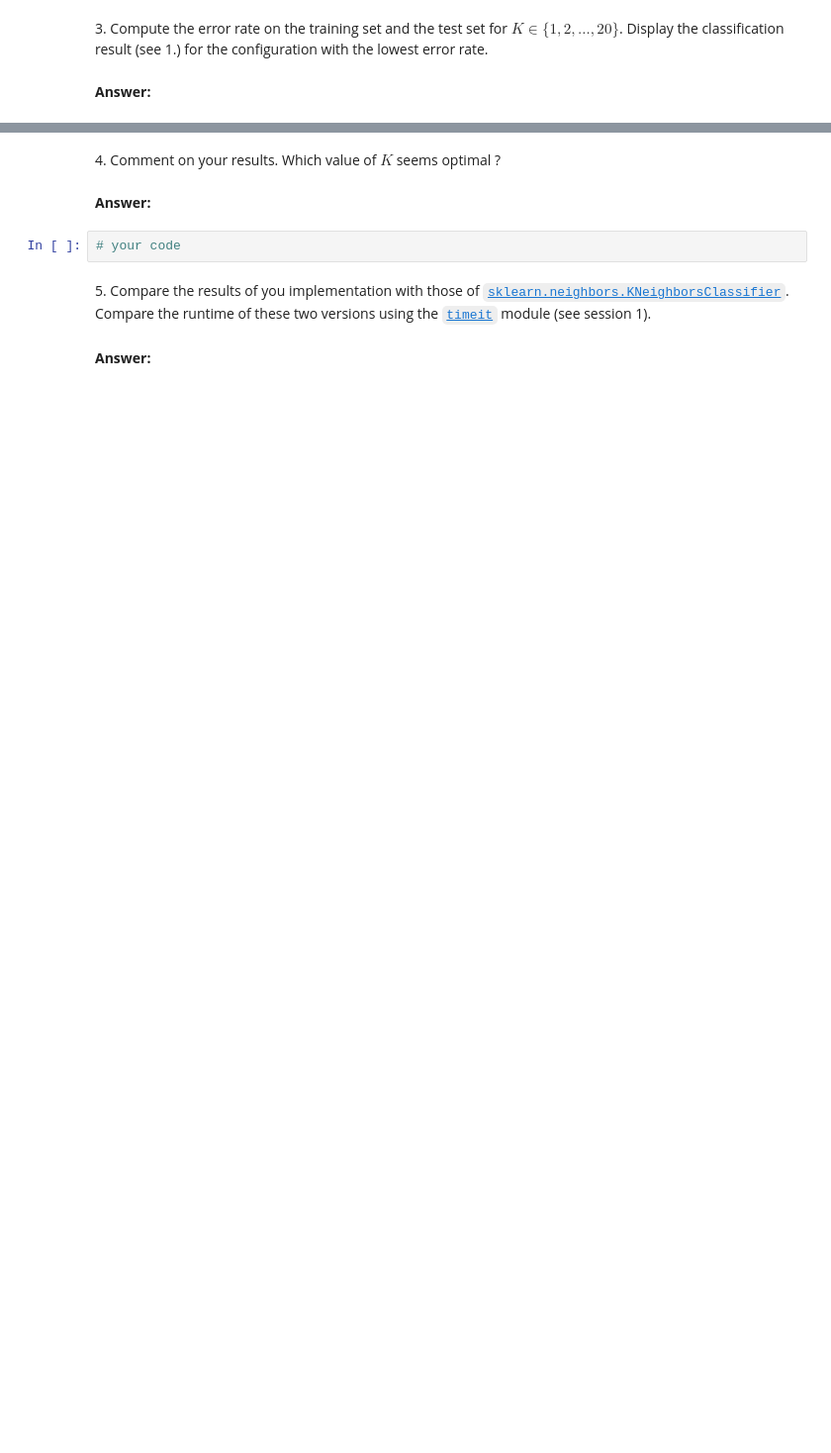
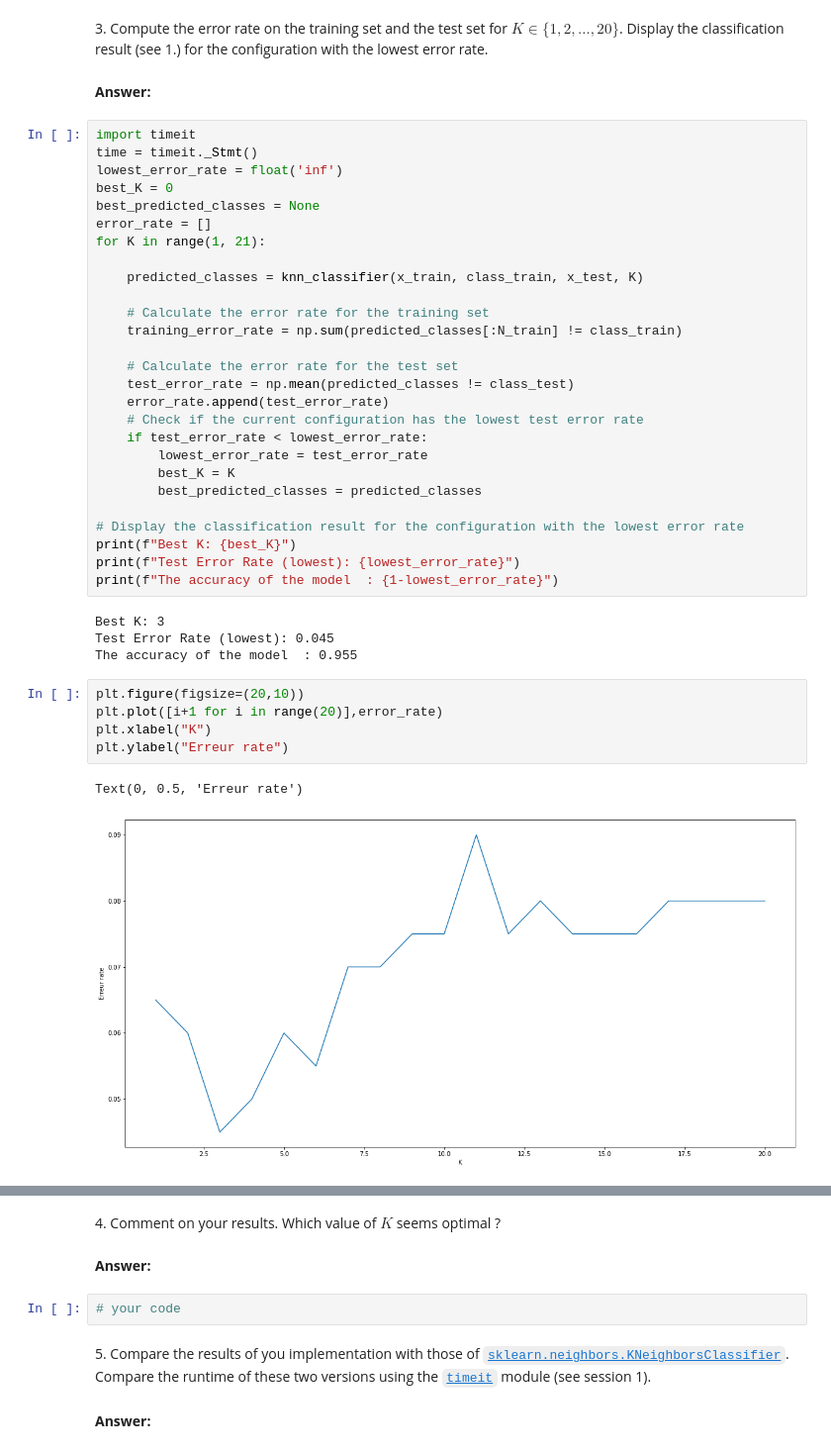
Before and after one commit to hichamomh/Python-labs, a Jupyter notebook: Labs/Lab4/lab4.ipynb, the cells around one changed output, grey strips where cells are left out. Shown at 99% size. Saved outputs shown, nothing was run; the diff lists cells and outputs as text; blank space fills up the shorter version.

```diff
--- a/Labs/Lab4/lab4.ipynb
+++ b/Labs/Lab4/lab4.ipynb
@@ -84,4 +139,43 @@ N_test = test.shape[0]
 3\. Compute the error rate on the training set and the test set for $K \in \{1,2, \dotsc, 20\}$. Display the classification result (see 1.) for the configuration with the lowest error rate.
 # %% [markdown]
 **Answer:**
+# %%
+import timeit
+time = timeit._Stmt()
+lowest_error_rate = float('inf')
+best_K = 0
+best_predicted_classes = None
+error_rate = []
+for K in range(1, 21):
+
+    predicted_classes = knn_classifier(x_train, class_train, x_test, K)
+
+    # Calculate the error rate for the training set
+    training_error_rate = np.sum(predicted_classes[:N_train] != class_train)
+
+    # Calculate the error rate for the test set
+    test_error_rate = np.mean(predicted_classes != class_test)
+    error_rate.append(test_error_rate)
+    # Check if the current configuration has the lowest test error rate
+    if test_error_rate < lowest_error_rate:
+        lowest_error_rate = test_error_rate
+        best_K = K
+        best_predicted_classes = predicted_classes
+
+# Display the classification result for the configuration with the lowest error rate
+print(f"Best K: {best_K}")
+print(f"Test Error Rate (lowest): {lowest_error_rate}")
+print(f"The accuracy of the model  : {1-lowest_error_rate}")
+# %% [output]
+Best K: 3
+Test Error Rate (lowest): 0.045
+The accuracy of the model  : 0.955
+# %%
+plt.figure(figsize=(20,10))
+plt.plot([i+1 for i in range(20)],error_rate)
+plt.xlabel("K")
+plt.ylabel("Erreur rate")
+# %% [output]
+Text(0, 0.5, 'Erreur rate')
+[figure, added]
 # %%
```
Also changed, not shown: parts of 11 cells of this notebook.
